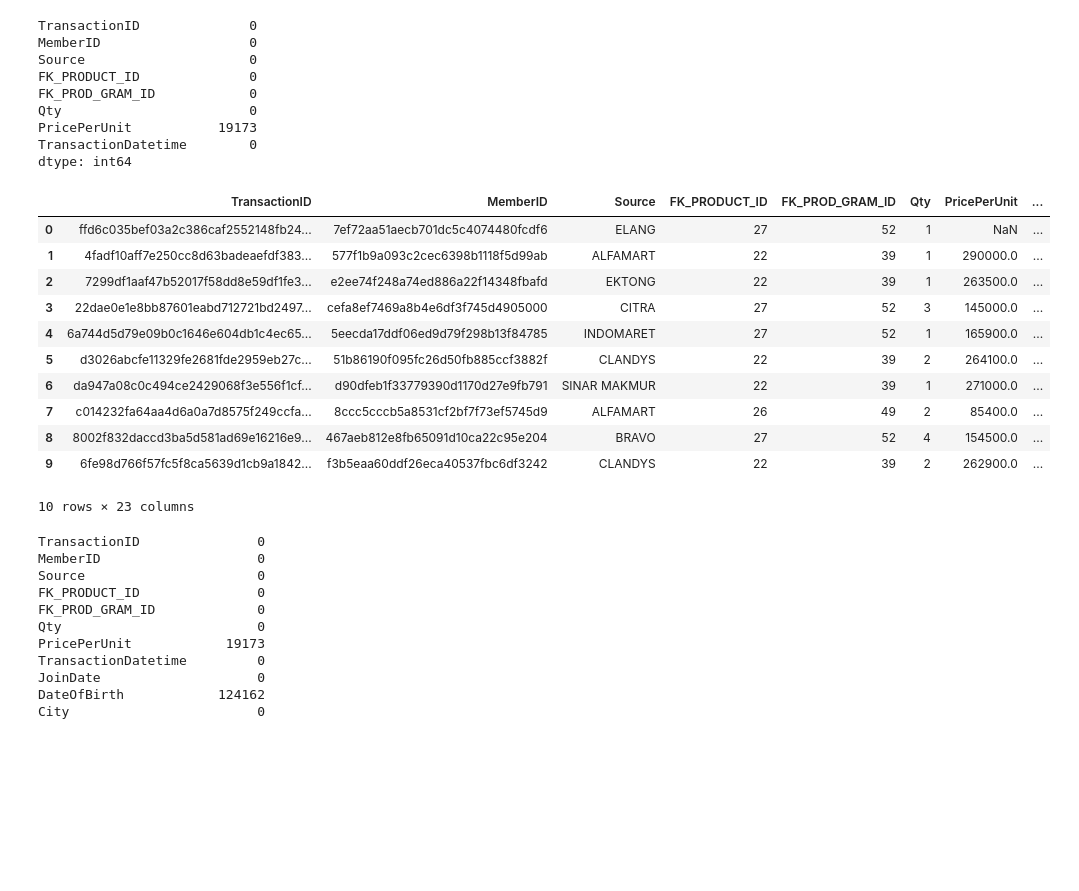
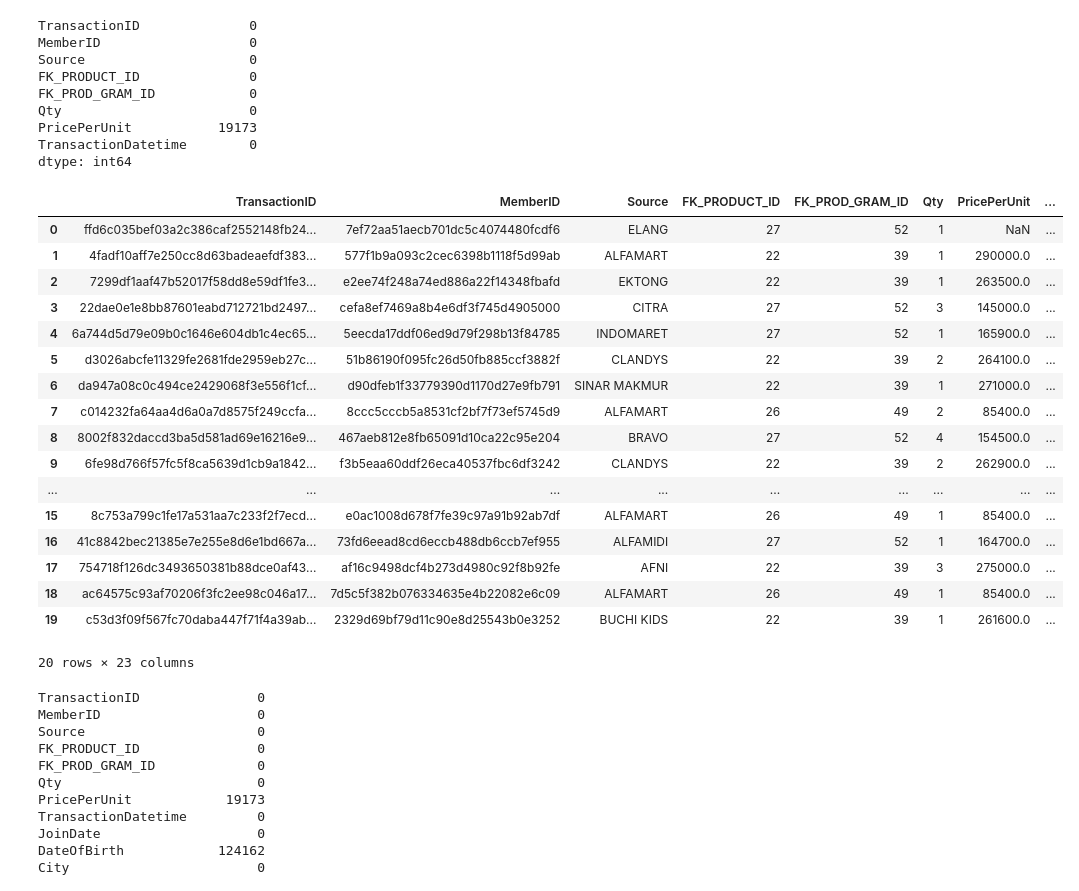
Before and after one commit to Azzizag/ML-KOMPETISI-INTELLECTRA-2025-IPB, a Jupyter notebook: notebooks/01-EDA.ipynb, the cells around one changed output. Saved outputs shown, nothing was run; the diff lists cells and outputs as text; code cells hidden in the pictures; blank space fills up the shorter version.

```diff
--- a/notebooks/01-EDA.ipynb
+++ b/notebooks/01-EDA.ipynb
@@ -92,35 +92,41 @@ try:
     train_label = pd.read_csv(r'D:\Projects\Intellectra\ML-KOMPETISI-INTELLECTRA-2025-IPB\dataset\train_label_data.csv')
 except FileNotFoundError as e:
     print(f"Error loading data: {e}. Please ensure all files are in the correct path.")
     # As a fallback for demonstration if files are not found, create empty dataframes with expected columns.
     train_transaction_data = pd.DataFrame(columns=['TransactionID', 'MemberID', 'Source', 'FK_PRODUCT_ID', 'FK_PROD_GRAM_ID', 'Qty', 'PricePerUnit', 'TransactionDatetime'])
     member_data = pd.DataFrame(columns=['MemberID', 'JoinDate', 'DateOfBirth', 'City', 'NoOfChild', 'EldestKidDOB', 'YoungestKidDOB'])
     product_data = pd.DataFrame(columns=['PRODUCT_ID', 'ProdName', 'BRAND_ID'])
     prodgram_data = pd.DataFrame(columns=['PROD_GRAM_ID', 'ProdGram', 'MinQty', 'MaxQty'])
     train_label = pd.DataFrame(columns=['MemberID','next_buy'])
 
 
 # Merge the dataframes
 merged_data = pd.merge(train_transaction_data, member_data, on='MemberID', how='left')
 merged_data = pd.merge(merged_data, product_data, left_on='FK_PRODUCT_ID', right_on='productID', how='left')
 merged_data = pd.merge(merged_data, prodgram_data, left_on='FK_PROD_GRAM_ID', right_on='prodgramID', how='left')
 merged_data = pd.merge(merged_data, train_label, left_on='MemberID', right_on='MemberID', how='left')
 
 # Display the first few rows of the aggregated data
-merged_data.head(10)
+merged_data.head(20)
 # %% [output]
 |  | TransactionID | MemberID | Source | FK_PRODUCT_ID | FK_PROD_GRAM_ID | Qty | PricePerUnit | ... |
 | 0 | ffd6c035bef03a2c386caf2552148fb24... | 7ef72aa51aecb701dc5c4074480fcdf6 | ELANG | 27 | 52 | 1 | NaN | ... |
 | 1 | 4fadf10aff7e250cc8d63badeaefdf383... | 577f1b9a093c2cec6398b1118f5d99ab | ALFAMART | 22 | 39 | 1 | 290000.0 | ... |
 | 2 | 7299df1aaf47b52017f58dd8e59df1fe3... | e2ee74f248a74ed886a22f14348fbafd | EKTONG | 22 | 39 | 1 | 263500.0 | ... |
 | 3 | 22dae0e1e8bb87601eabd712721bd2497... | cefa8ef7469a8b4e6df3f745d4905000 | CITRA | 27 | 52 | 3 | 145000.0 | ... |
 | 4 | 6a744d5d79e09b0c1646e604db1c4ec65... | 5eecda17ddf06ed9d79f298b13f84785 | INDOMARET | 27 | 52 | 1 | 165900.0 | ... |
 | 5 | d3026abcfe11329fe2681fde2959eb27c... | 51b86190f095fc26d50fb885ccf3882f | CLANDYS | 22 | 39 | 2 | 264100.0 | ... |
 | 6 | da947a08c0c494ce2429068f3e556f1cf... | d90dfeb1f33779390d1170d27e9fb791 | SINAR MAKMUR | 22 | 39 | 1 | 271000.0 | ... |
 | 7 | c014232fa64aa4d6a0a7d8575f249ccfa... | 8ccc5cccb5a8531cf2bf7f73ef5745d9 | ALFAMART | 26 | 49 | 2 | 85400.0 | ... |
 | 8 | 8002f832daccd3ba5d581ad69e16216e9... | 467aeb812e8fb65091d10ca22c95e204 | BRAVO | 27 | 52 | 4 | 154500.0 | ... |
 | 9 | 6fe98d766f57fc5f8ca5639d1cb9a1842... | f3b5eaa60ddf26eca40537fbc6df3242 | CLANDYS | 22 | 39 | 2 | 262900.0 | ... |
+| ... | ... | ... | ... | ... | ... | ... | ... | ... |
+| 15 | 8c753a799c1fe17a531aa7c233f2f7ecd... | e0ac1008d678f7fe39c97a91b92ab7df | ALFAMART | 26 | 49 | 1 | 85400.0 | ... |
+| 16 | 41c8842bec21385e7e255e8d6e1bd667a... | 73fd6eead8cd6eccb488db6ccb7ef955 | ALFAMIDI | 27 | 52 | 1 | 164700.0 | ... |
+| 17 | 754718f126dc3493650381b88dce0af43... | af16c9498dcf4b273d4980c92f8b92fe | AFNI | 22 | 39 | 3 | 275000.0 | ... |
+| 18 | ac64575c93af70206f3fc2ee98c046a17... | 7d5c5f382b076334635e4b22082e6c09 | ALFAMART | 26 | 49 | 1 | 85400.0 | ... |
+| 19 | c53d3f09f567fc70daba447f71f4a39ab... | 2329d69bf79d11c90e8d25543b0e3252 | BUCHI KIDS | 22 | 39 | 1 | 261600.0 | ... |
-10 rows × 23 columns
+20 rows × 23 columns
 # %%
 null_count= merged_data.isnull().sum()
 print(null_count)
```
Also changed, not shown: parts of 2 cells of this notebook.
